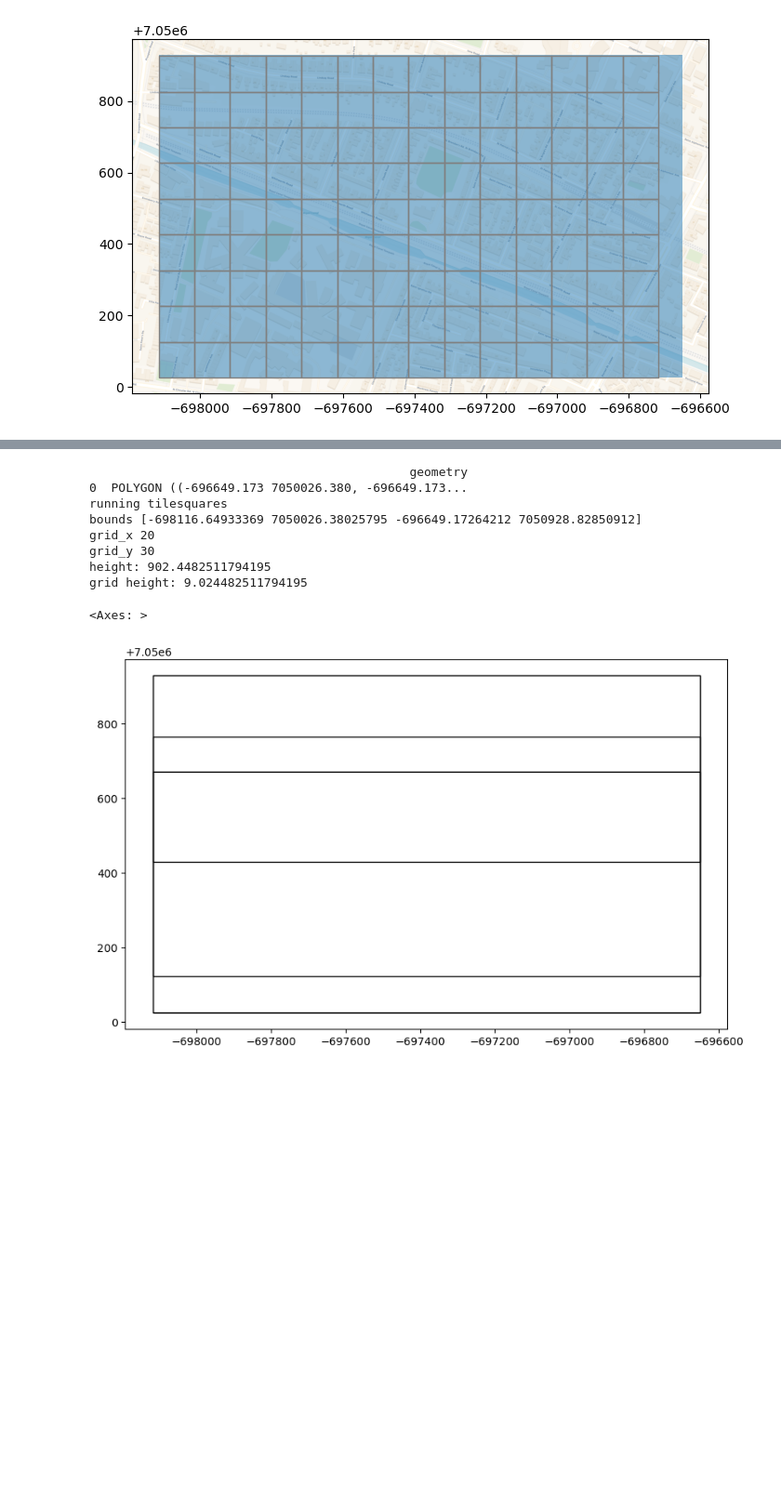
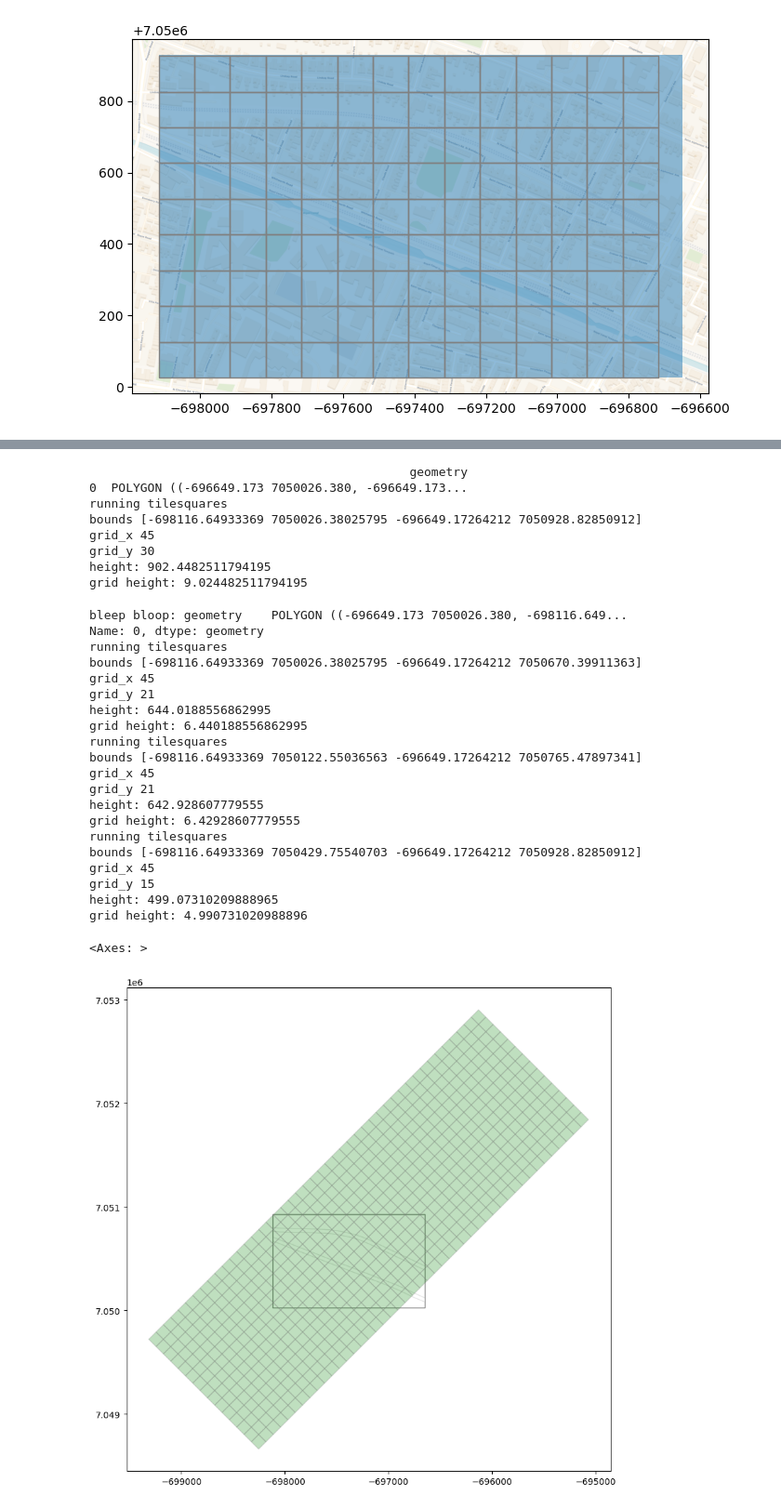
Before and after one commit to paddeaux/radian, a Jupyter notebook: radian_additions.ipynb, the cells around one changed output, grey strips where cells are left out. Shown at 93% size. Drawn from its saved outputs; the diff is of its cells as text; code cells hidden in the pictures; blank space fills up the shorter version.

```diff
--- a/radian_additions.ipynb
+++ b/radian_additions.ipynb
@@ -276,8 +276,8 @@ def tile_squares(shape, side, angle):
     ox, oy = shape.centroid.x, shape.centroid.y
     w = maxx - minx
     h = maxy - miny
-    grid_y = int(2 * np.ceil(w/side))
-    grid_x = int(2 * np.ceil(h/side))
+    grid_x = int(2 * np.ceil(w/side))
+    grid_y = int(2 * np.ceil(h/side))
 
     print("grid_x", grid_x)
     print("grid_y", grid_y)
@@ -298,8 +298,9 @@ def tile_squares(shape, side, angle):
             square_list.append(square_origin(origin, side))
 
     squares = gpd.GeoDataFrame(pd.DataFrame(square_list, columns=['geometry']), geometry='geometry')
-
-    return gpd.GeoDataFrame(geometry=squares.rotate(angle, origin=shape.centroid.loc[0]), crs=shape.crs)
+    squares_rotate = gpd.GeoDataFrame(geometry=squares.rotate(angle, origin=shape.centroid.loc[0]), crs=shape.crs)
+    return squares_rotate
+    #return shape.overlay(squares_rotate, how='intersection')
 
 gdf = gpd.read_file('geojson_polygons/whitworth.geojson')
 convert = True
@@ -333,41 +334,68 @@ grid height: 9.024482511794195
 dcc = gpd.read_file('geojson_polygons/whitworth.geojson').to_crs(3857)
 print(dcc)
 
 rail = gpd.read_file('geojson_polygons/whitworth_rail.geojson').to_crs(3857)
 dcc_squares = tile_squares(dcc, 100, 75)
 
 rail = rail[rail['geometry'].geom_type == "LineString"]
 
 rail_buffer = gpd.GeoDataFrame(pd.DataFrame(rail.buffer(15), columns=['geometry']), geometry='geometry')
 
 join_test = dcc.overlay(rail_buffer, how='symmetric_difference')
 rail_join = dcc.overlay(join_test, how='intersection')
 join_grid = rail_join.overlay(test_squares, how='intersection')
 
-rail_join_geoms = list(rail_join.loc[0]['geometry'].geoms)
+rail_join_geoms = gpd.GeoDataFrame(pd.DataFrame(list(rail_join.loc[0]['geometry'].geoms), columns=['geometry']), geometry='geometry')
 
-def get_multipoly_bbs(multipoly):
+def get_multipoly_tiles(multipoly):
     poly_list = []
-    for poly in list(multipoly.geoms):
+    multipoly_polys = list(multipoly.geoms)
+    for poly in multipoly_polys:
         bb = poly.bounds
         poly_list.append(Polygon([(bb[0],bb[1]),(bb[0], bb[-1]),(bb[-2], bb[-1]),(bb[-2], bb[1])]))
-    return gpd.GeoDataFrame(pd.DataFrame(poly_list, columns=['geometry']), geometry='geometry')
+    return gpd.GeoDataFrame(pd.DataFrame(zip(poly_list,multipoly_polys), columns=['bounding_box', 'geometry']), geometry='geometry')
 
-test_bb = get_multipoly_bbs(rail_join.loc[0]['geometry'])
+print("bleep bloop:", rail_join_geoms.iloc[0])
+
+tiles1 = tile_squares(gpd.GeoDataFrame(pd.DataFrame([rail_join_geoms.iloc[0]['geometry']], columns=['geometry']), geometry='geometry'), 100, 75)
+tiles2 = tile_squares(gpd.GeoDataFrame(pd.DataFrame([rail_join_geoms.iloc[1]['geometry']], columns=['geometry']), geometry='geometry'), 100, 45)
+tiles3 = tile_squares(gpd.GeoDataFrame(pd.DataFrame([rail_join_geoms.iloc[2]['geometry']], columns=['geometry']), geometry='geometry'), 100, 45)
+
 
 fig, ax = plt.subplots(1,1,figsize=(10,10))
 dcc.plot(ax=ax,facecolor='none', edgecolor='grey')
-
-#join_grid.plot(ax=ax, facecolor='blue', edgecolor='grey', alpha=0.2)
-test_bb.plot(ax=ax, facecolor='none', edgecolor='black')
+rail_join.plot(ax=ax, facecolor='none', edgecolor='grey', alpha=0.2)
+#tiles1.plot(ax=ax, facecolor='green', edgecolor='grey', alpha=0.25)
+#tiles2.plot(ax=ax, facecolor='green', edgecolor='grey', alpha=0.25)
+tiles3.plot(ax=ax, facecolor='green', edgecolor='grey', alpha=0.25)
 # %% [output]
                                             geometry
 0  POLYGON ((-696649.173 7050026.380, -696649.173...
 running tilesquares
 bounds [-698116.64933369 7050026.38025795 -696649.17264212 7050928.82850912]
-grid_x 20
+grid_x 45
 grid_y 30
 height: 902.4482511794195
 grid height: 9.024482511794195
-<Axes: >
+bleep bloop: geometry    POLYGON ((-696649.173 7050026.380, -698116.649...
+Name: 0, dtype: geometry
+running tilesquares
+bounds [-698116.64933369 7050026.38025795 -696649.17264212 7050670.39911363]
+grid_x 45
+grid_y 21
+height: 644.0188556862995
+grid height: 6.440188556862995
+running tilesquares
+bounds [-698116.64933369 7050122.55036563 -696649.17264212 7050765.47897341]
+grid_x 45
+grid_y 21
+height: 642.928607779555
+grid height: 6.42928607779555
+running tilesquares
+bounds [-698116.64933369 7050429.75540703 -696649.17264212 7050928.82850912]
+grid_x 45
+grid_y 15
+height: 499.07310209888965
+grid height: 4.990731020988896
+<Axes: >
-[figure, old version]
+[figure, new version]
```
Also changed, not shown: parts of 2 cells of this notebook.
